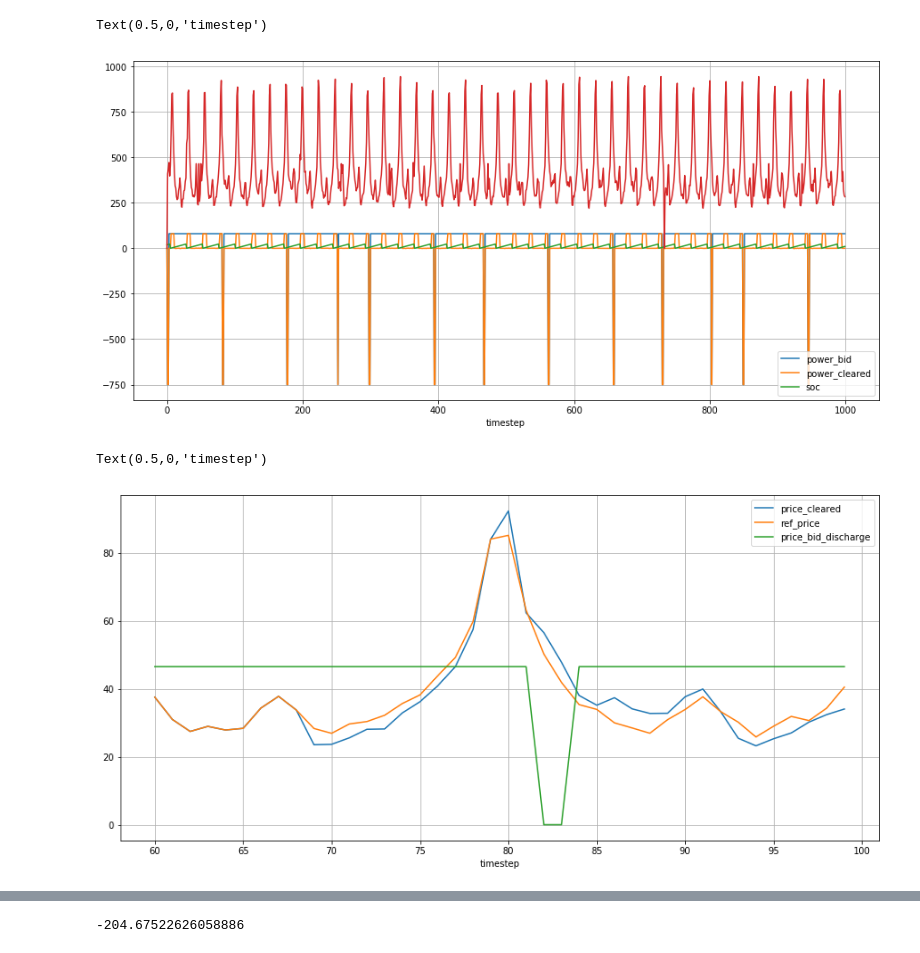
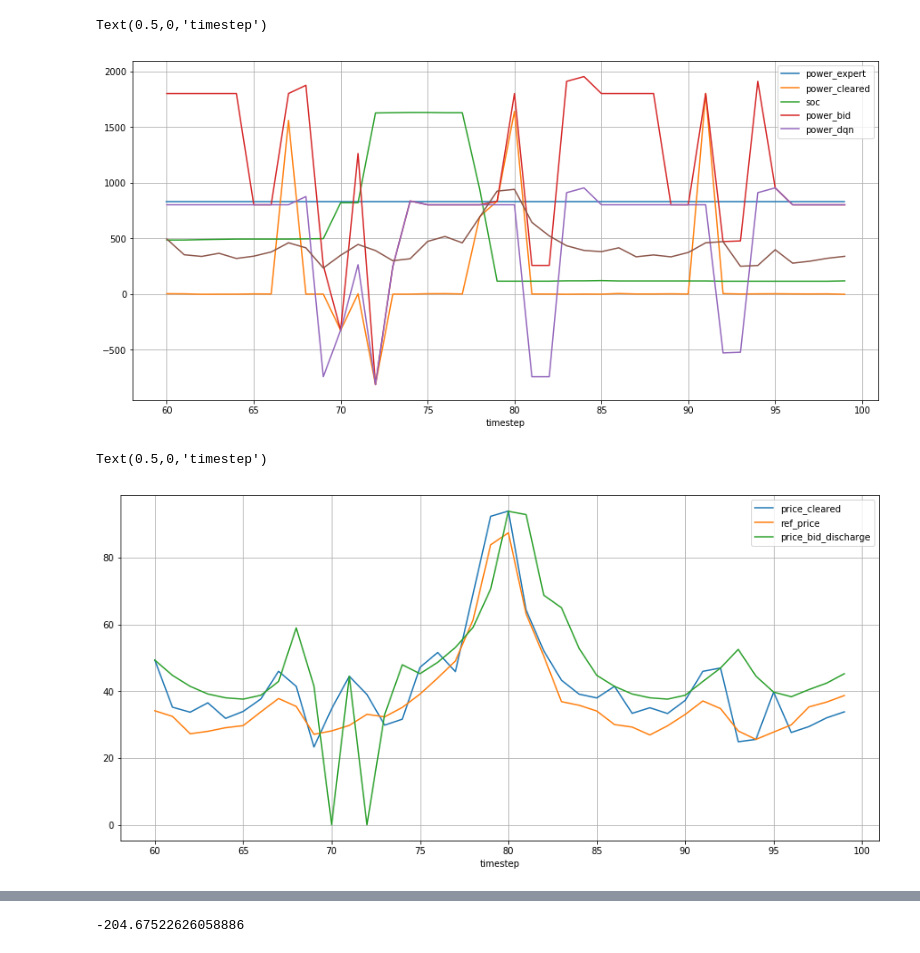
Before and after one commit to mathildebadoual/optimal_bidding, a Jupyter notebook: plot_result_test.ipynb, the cells around one changed output, grey strips where cells are left out. Cells and saved outputs as stored; diff of their text form; code cells hidden in the pictures.

Commit message:
solve bug in expert

```diff
--- a/plot_result_test.ipynb
+++ b/plot_result_test.ipynb
@@ -11,8 +11,8 @@ with open('results/11_20_56_9.pkl', 'rb') as pickle_file:
 with open('results/12_13_1_54.pkl', 'rb') as pickle_file:
         save_dict = pickle.load(pickle_file)
 # %%
-with open('results/12_16_9_23_try_dqn_simple.pkl.pkl', 'rb') as pickle_file:
-        save_dict = pickle.load(pickle_file)
+# with open('results/12_16_9_23_try_dqn_simple.pkl.pkl', 'rb') as pickle_file:
+#         save_dict = pickle.load(pickle_file)
 # %%
 save_df = pd.DataFrame(save_dict)
 #save_df = save_df.set_index('date')
@@ -39,8 +39,11 @@ save_df
 # %%
 price_bid_charge = []
 price_bid_discharge = []
+power_expert = []
 for i, price_bid in enumerate(save_df['price_bid'].values):
     power_bid = save_df['power_bid'].iloc[i]
+    power_dqn = save_df['power_dqn'].iloc[i]
+    power_expert = power_bid - power_dqn
     if power_bid >= 0 :
         price_bid_discharge.append(price_bid)
         price_bid_charge.append(0)
@@ -49,19 +52,20 @@ for i, price_bid in enumerate(save_df['price_bid'].values):
         price_bid_discharge.append(0)
 save_df['price_bid_charge'] = price_bid_charge
 save_df['price_bid_discharge'] = price_bid_discharge
+save_df['power_expert'] = power_expert
 # %%
-save_df[['power_bid', 'power_cleared', 'soc']].iloc[:1000].plot(figsize=(15, 7), grid=True)
-plt.plot(save_df['price_cleared'].iloc[:1000]*10)
+save_df[['power_expert', 'power_cleared', 'soc', 'power_bid', 'power_dqn']].iloc[60:100].plot(figsize=(15, 7), grid=True)
+plt.plot(save_df['price_cleared'].iloc[60:100]*10)
 plt.xlabel('timestep')
 # %% [output]
 Text(0.5,0,'timestep')
-[figure, old version]
+[figure, new version]
 # %%
 save_df[['price_cleared', 'ref_price', 'price_bid_discharge']].iloc[60:100].plot(figsize=(15, 7), grid=True)
 plt.xlabel('timestep')
 # %% [output]
 Text(0.5,0,'timestep')
-[figure, old version]
+[figure, new version]
 # %%
 save_df['reward'].iloc[:100].plot(figsize=(15, 7), grid=True)
 plt.xlabel('timestep')
```
Also changed, not shown: parts of 2 cells of this notebook, 6 other files.
